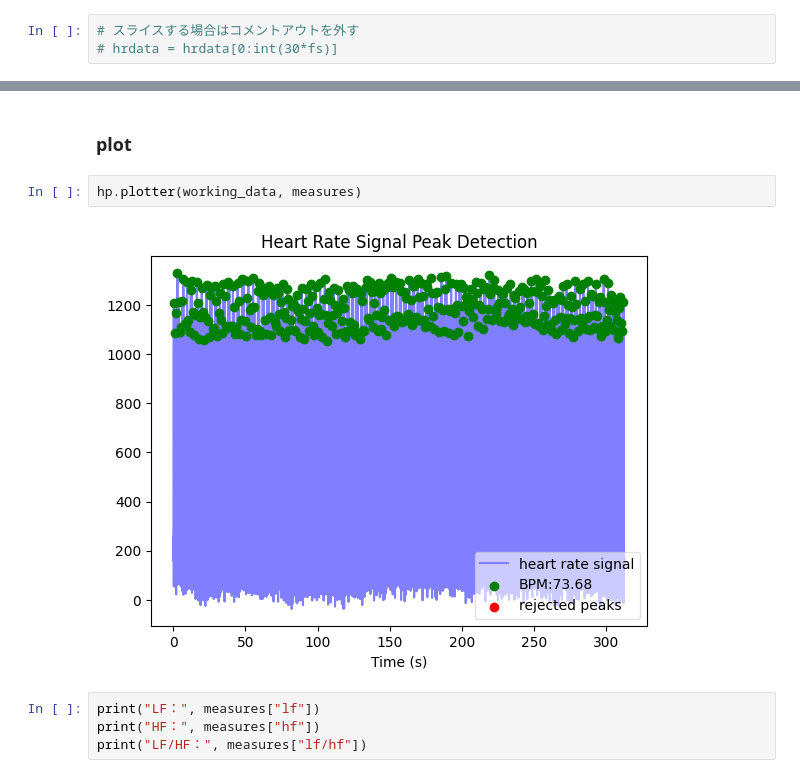
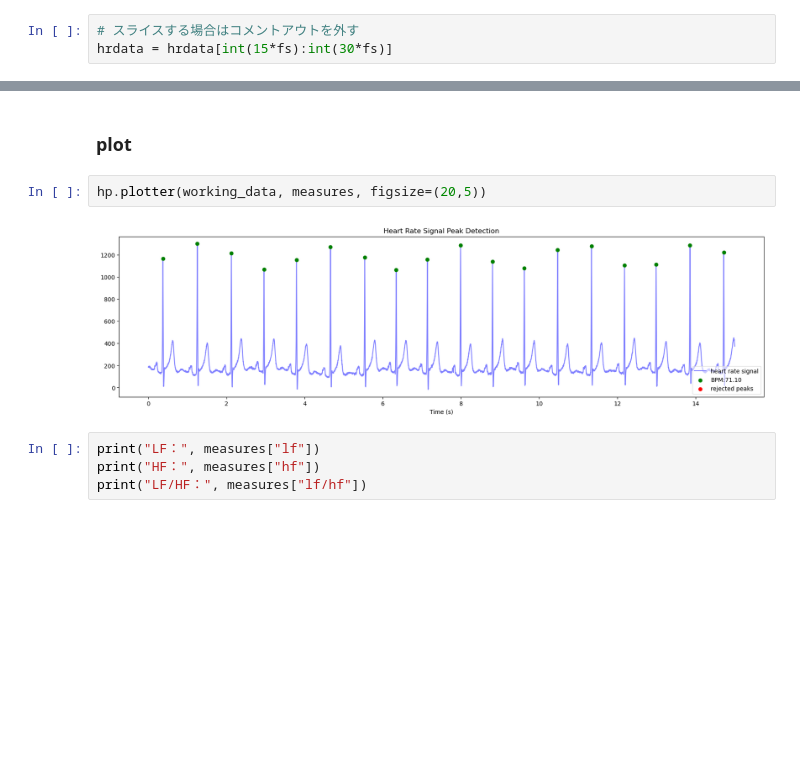
Before and after one commit to miyakooti/ECGAnalysis, a Jupyter notebook: ECG_analysis/ECG_Analysis.ipynb, the cells around one changed output, grey strips where cells are left out. Drawn from its saved outputs; the diff is of its cells as text; blank space fills up the shorter version.

```diff
--- a/ECG_analysis/ECG_Analysis.ipynb
+++ b/ECG_analysis/ECG_Analysis.ipynb
@@ -26,7 +26,7 @@ print(f"計測時間は{sec}秒です")
 計測時間は312.716秒です
 # %%
 # スライスする場合はコメントアウトを外す
-# hrdata = hrdata[0:int(30*fs)]
+hrdata = hrdata[int(15*fs):int(30*fs)]
 # %% [markdown]
 ### ここで取得されたのは numpy.ndarray型
 # %%
@@ -40,9 +40,9 @@ Finished in 0.151954 sec
 # %% [markdown]
 ### plot
 # %%
-hp.plotter(working_data, measures)
+hp.plotter(working_data, measures, figsize=(20,5))
 # %% [output]
-[figure, old version]
+[figure, new version]
 # %%
 print("LF：", measures["lf"])
 print("HF：", measures["hf"])
```
Also changed, not shown: parts of 1 cell of this notebook, 4 other files.
